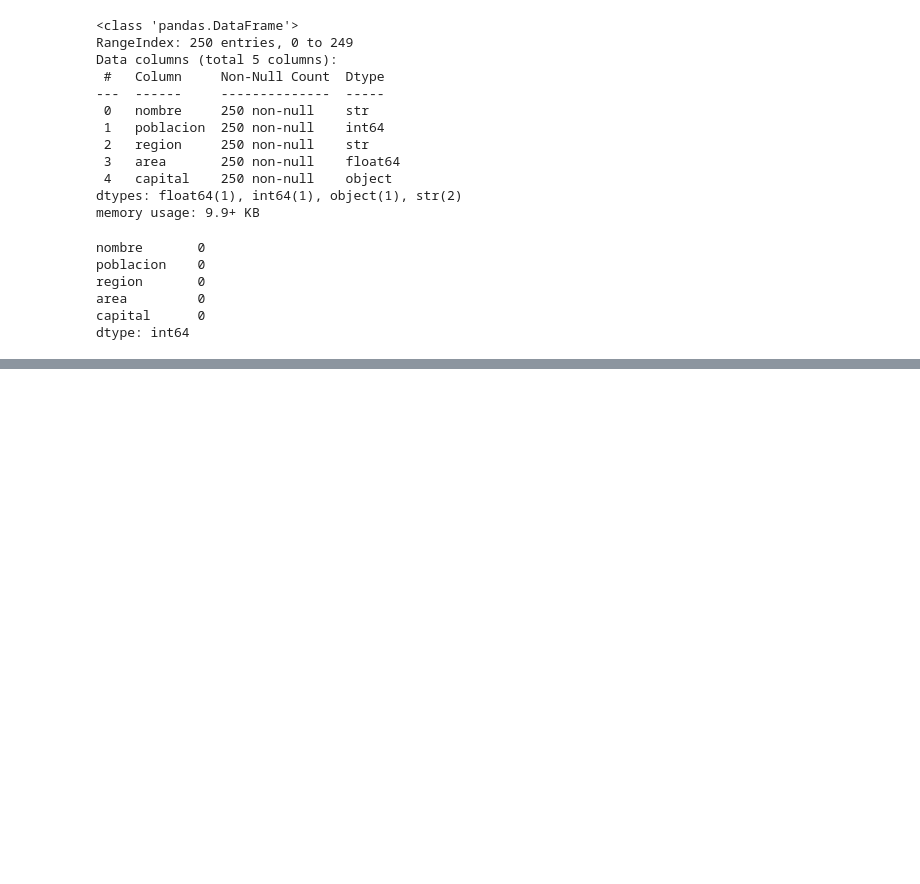
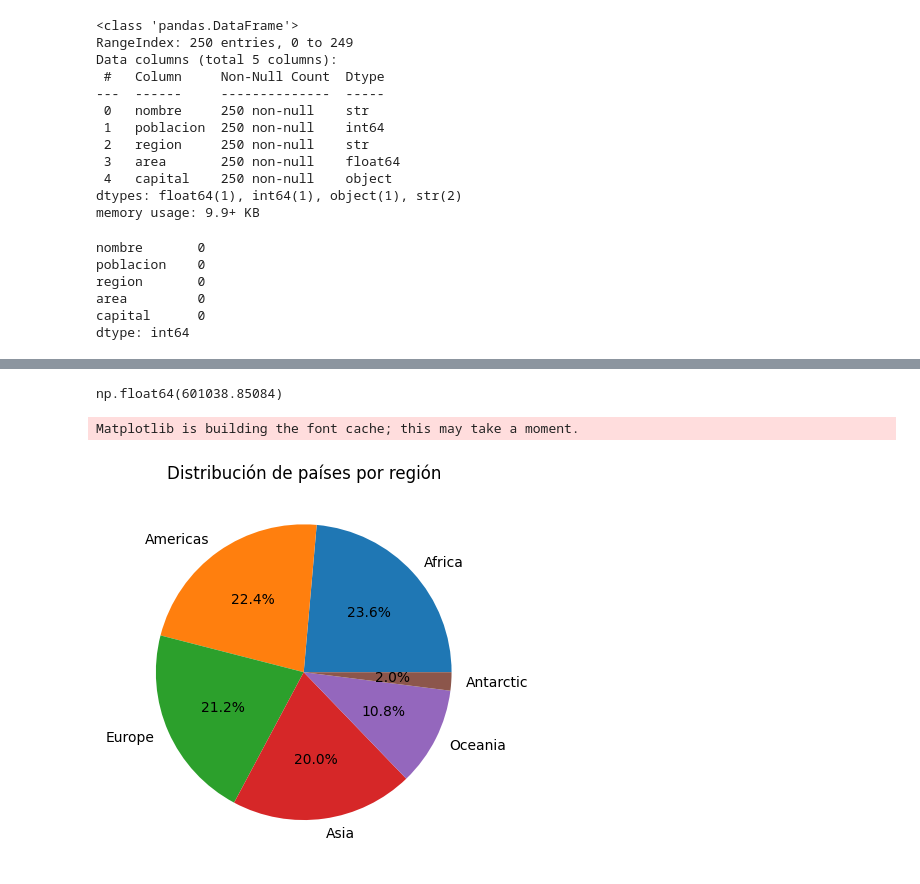
Before and after one commit to lauracbermudezj29/taller4-api-paises, a Jupyter notebook: analisis.ipynb, the cells around one changed output, grey strips where cells are left out. Drawn from its saved outputs; the diff is of its cells as text; code cells hidden in the pictures; blank space fills up the shorter version.

```diff
--- a/analisis.ipynb
+++ b/analisis.ipynb
@@ -68,0 +102,17 @@ dtype: int64
+# %%
+df["area"].mean() #Promedio del area de los paises
+# %% [output]
+np.float64(601038.85084)
+# %%
+import matplotlib.pyplot as plt
+
+df["region"].value_counts().plot(
+    kind="pie",
+    autopct="%1.1f%%"
+)
+
+plt.title("Distribución de países por región")
+plt.show()
+# %% [output]
+Matplotlib is building the font cache; this may take a moment.
+[figure, added]
```
Also changed, not shown: parts of 6 cells of this notebook, 1 other file.
